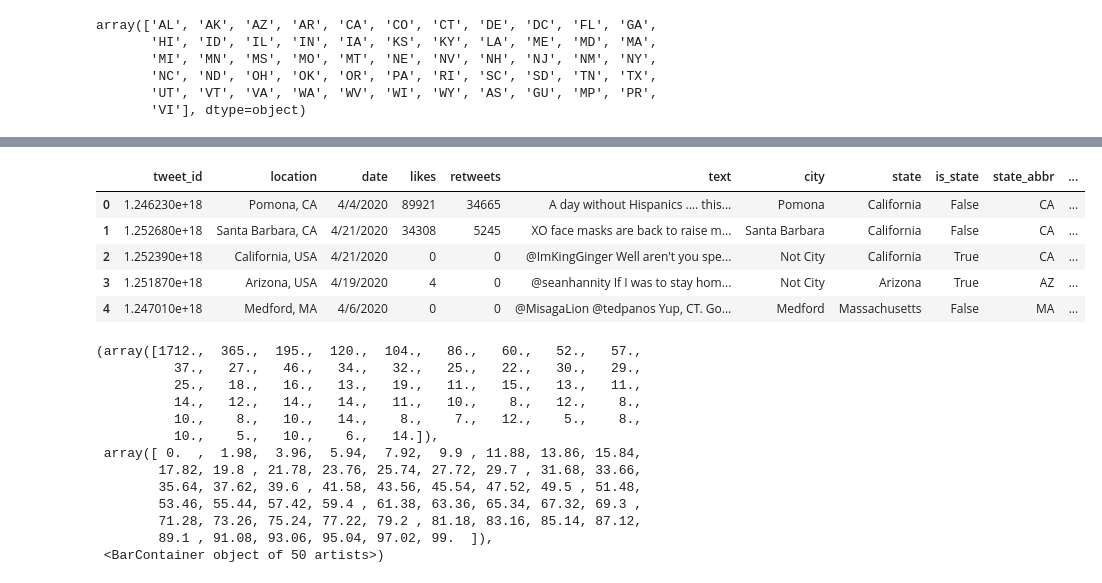
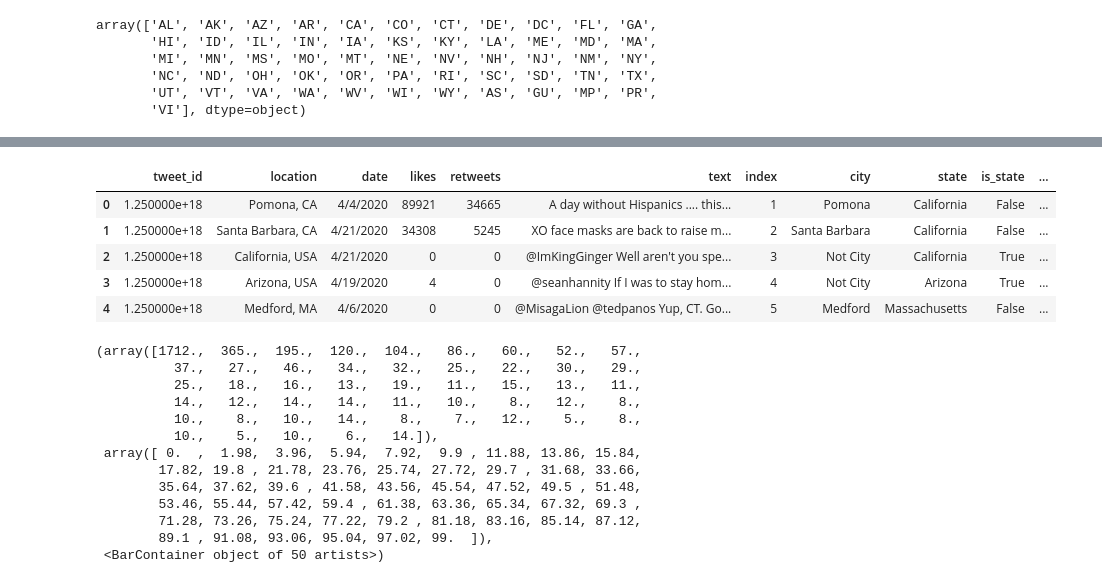
Before and after one commit to tylerwu2222/SM148_Project, a Jupyter notebook: feature_engineering.ipynb, the cells around one changed output, grey strips where cells are left out. Saved outputs shown, nothing was run; the diff lists cells and outputs as text; code cells hidden in the pictures.

Commit message:
merged data with sentiment

```diff
--- a/feature_engineering.ipynb
+++ b/feature_engineering.ipynb
@@ -130,25 +132,32 @@ NameError: name 'GeoText' is not defined
 # %%
 # function to add standardized location columns
 def standardize_location(row):
+      if row['index'] % 100 == 0:
+            print('row ' + str(row['index']))
       # row['lower_location'] = row.location.lower()
       city = GeoText(row.location).cities # check if city in geotexts list of cities
       location_split = row.location.split(', ')
-      if location_split[1].lower() in names_of_us: # lower() for Usa, USA, etc.
-            row['city'] = 'Not City'
-            row['state'] = location_split[0]
-            row['is_state'] = True
-      elif location_split[1].upper() in state_abbrs:
-            row['city'] = location_split[0]
-            row['state'] = abbrev_to_us_state.get(location_split[1].upper()) # upper() handles cases like: Ca, or tx
-            row['is_state'] = False
-      elif city:
-            row['city'] = city[0]
-            row['state'] = location_split[1]
-            row['is_state'] = False
+      if len(location_split) > 1:
+            if location_split[1].lower() in names_of_us: # lower() for Usa, USA, etc.
+                  row['city'] = 'Not City'
+                  row['state'] = location_split[0]
+                  row['is_state'] = True
+            elif location_split[1].upper() in state_abbrs:
+                  row['city'] = location_split[0]
+                  row['state'] = abbrev_to_us_state.get(location_split[1].upper()) # upper() handles cases like: Ca, or tx
+                  row['is_state'] = False
+            elif city:
+                  row['city'] = city[0]
+                  row['state'] = location_split[1]
+                  row['is_state'] = False
+            else:
+                  row['city'] = 'Not City'
+                  row['state'] = location_split[0]
+                  row['is_state'] = True
       else:
             row['city'] = 'Not City'
             row['state'] = location_split[0]
-            row['is_state'] = True
+            row['is_state'] = False
       row['state_abbr'] = us_state_to_abbrev.get(row['state'])
       try:
             row['city_and_state'] = row['city'] + ', ' +  row['state']
@@ -167,3 +176,5 @@ df_all = pd.concat(pdList)
 # %%
-df_all = df_all.apply(lambda row: standardize_location(row),axis=1)
-df_all.to_csv('tweet_data/model_test_data2.csv',index=False)
+df_all = pd.read_csv('other_data/all_tweets.csv')
+df_all['index'] = range(1, len(df_all) + 1)
+df_all2 = df_all.apply(lambda row: standardize_location(row),axis=1)
+df_all2.head()
@@ -194,4 +229,4 @@ array(['AL', 'AK', 'AZ', 'AR', 'CA', 'CO', 'CT', 'DE', 'DC', 'FL', 'GA',
 # df_all = pd.read_csv('tweet_data/model_test_data.csv')
 # FOUND ISSUE: tweet data's date column has different formats Y-M-D and M/D/Y
 # change all to /
-df_all['date'] = pd.to_datetime(df_all['date']).dt.strftime('%#m/%#d/%Y')
+df_all2['date'] = pd.to_datetime(df_all2['date']).dt.strftime('%#m/%#d/%Y')
@@ -198,22 +242,22 @@ df_all['date'] = pd.to_datetime(df_all['date']).dt.strftime('%#m/%#d/%Y')
 # %%
 # merge with mask mandate data
 # mask_data_sm.iloc[:,0].unique() # no NA states
 # mask_data_sm.iloc[:,2].unique() # no NA mandates, (all no, yes)
 # print(len(mask_data_sm.index),len(df_all.index)) # 27807 29053
 # state_abbrs_freq = Counter(df_all['state_abbr']) # only 1171 none -> problem w join
 # state_abbrs_freq
 # mask_data_sm.head()
-merged = df_all.merge(mask_data_sm, how='left',
+merged = df_all2.merge(mask_data_sm, how='left',
                         left_on=['date','state_abbr'],
                         right_on = ['date','State_Tribe_Territory'])
 merged.head()
 # %% [output]
-|  | tweet_id | location | date | likes | retweets | text | city | state | is_state | state_abbr | ... |
-| 0 | 1.246230e+18 | Pomona, CA | 4/4/2020 | 89921 | 34665 | A day without Hispanics .... this... | Pomona | California | False | CA | ... |
-| 1 | 1.252680e+18 | Santa Barbara, CA | 4/21/2020 | 34308 | 5245 | XO face masks are back to raise m... | Santa Barbara | California | False | CA | ... |
-| 2 | 1.252390e+18 | California, USA | 4/21/2020 | 0 | 0 | @ImKingGinger Well aren't you spe... | Not City | California | True | CA | ... |
-| 3 | 1.251870e+18 | Arizona, USA | 4/19/2020 | 4 | 0 | @seanhannity If I was to stay hom... | Not City | Arizona | True | AZ | ... |
-| 4 | 1.247010e+18 | Medford, MA | 4/6/2020 | 0 | 0 | @MisagaLion @tedpanos Yup, CT. Go... | Medford | Massachusetts | False | MA | ... |
+|  | tweet_id | location | date | likes | retweets | text | index | city | state | is_state | ... |
+| 0 | 1.250000e+18 | Pomona, CA | 4/4/2020 | 89921 | 34665 | A day without Hispanics .... this... | 1 | Pomona | California | False | ... |
+| 1 | 1.250000e+18 | Santa Barbara, CA | 4/21/2020 | 34308 | 5245 | XO face masks are back to raise m... | 2 | Santa Barbara | California | False | ... |
+| 2 | 1.250000e+18 | California, USA | 4/21/2020 | 0 | 0 | @ImKingGinger Well aren't you spe... | 3 | Not City | California | True | ... |
+| 3 | 1.250000e+18 | Arizona, USA | 4/19/2020 | 4 | 0 | @seanhannity If I was to stay hom... | 4 | Not City | Arizona | True | ... |
+| 4 | 1.250000e+18 | Medford, MA | 4/6/2020 | 0 | 0 | @MisagaLion @tedpanos Yup, CT. Go... | 5 | Medford | Massachusetts | False | ... |
 # %%
 merged.to_csv('merged_test_data.csv',index=False)
 # %%
```
Also changed, not shown: parts of 11 cells of this notebook, 4 other files.
